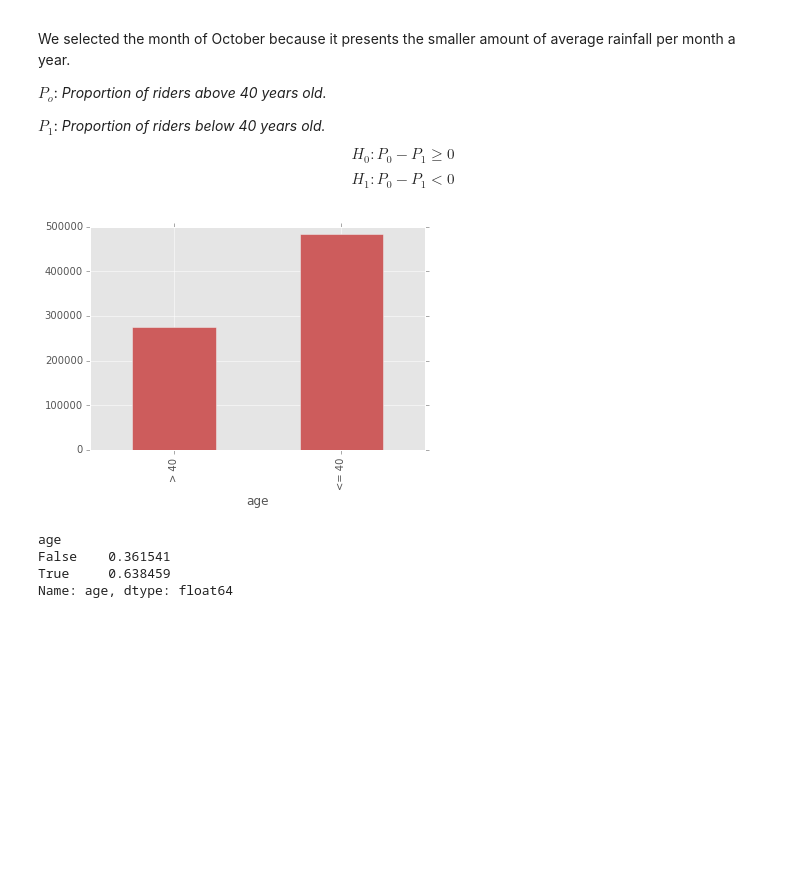
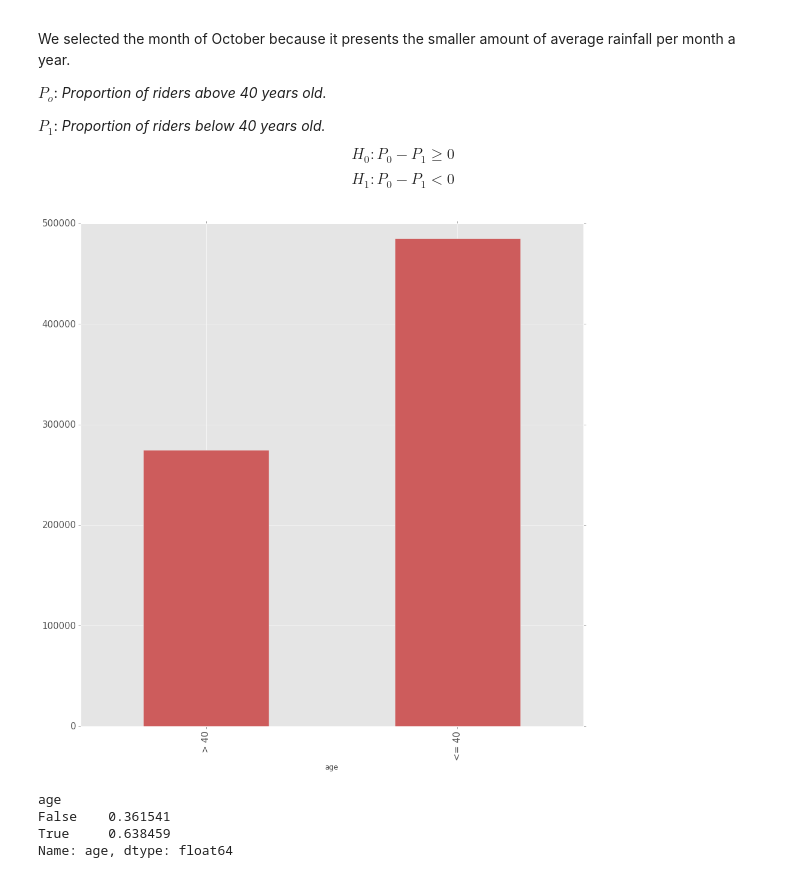
Before and after one commit to afcarl/PUI2015_vvijayarangan, a Jupyter notebook: citibikes/assignment3.ipynb, the cells around one changed output. Drawn from its saved outputs; the diff is of its cells as text; code cells hidden in the pictures; blank space fills up the shorter version.

Commit message:
added plot comparing errors

```diff
--- a/citibikes/assignment3.ipynb
+++ b/citibikes/assignment3.ipynb
@@ -1,10 +0,0 @@
-# %%
-#Importing modules and libraries
-import pylab as pl
-import pandas as pd
-import numpy as np
-%pylab inline
-
-import os
-
-plt.style.use('ggplot')
@@ -34,11 +32,12 @@ $$H_0: P_0 - P_1 \geq 0 $$
 $$H_1: P_0 - P_1 < 0 $$
 # %%
 #Plotting age ranges
-
-ax = ((bikedata['age'].groupby(bikedata['age']<= 40).count())).plot(kind="bar", color='IndianRed');
+fig=pl.figure(figsize(15,15))
+fig.set_
+ax = ((bikedata['age'].groupby(bikedata['age']<= 40).count())).plot(kind="bar", color='IndianRed', fontsize=15);
 ax.xaxis.set_ticklabels(['> 40','<= 40']);
 # %% [output]
-[figure, old version]
+[figure, new version]
 # %%
 #Defining variable for agreggated age range
 AgeProp = bikedata['age'].groupby(bikedata['age']<= 40).count()
```
Also changed, not shown: parts of 6 cells of this notebook.
